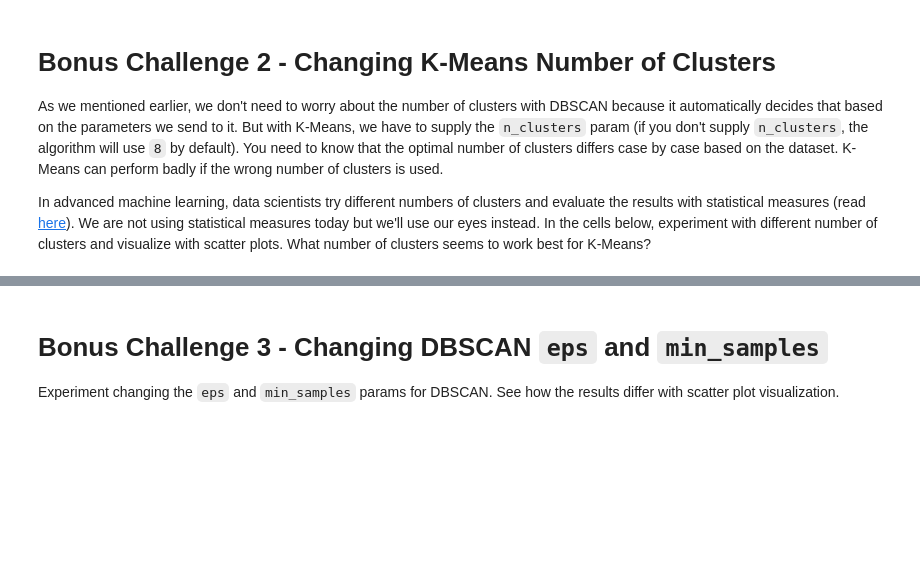
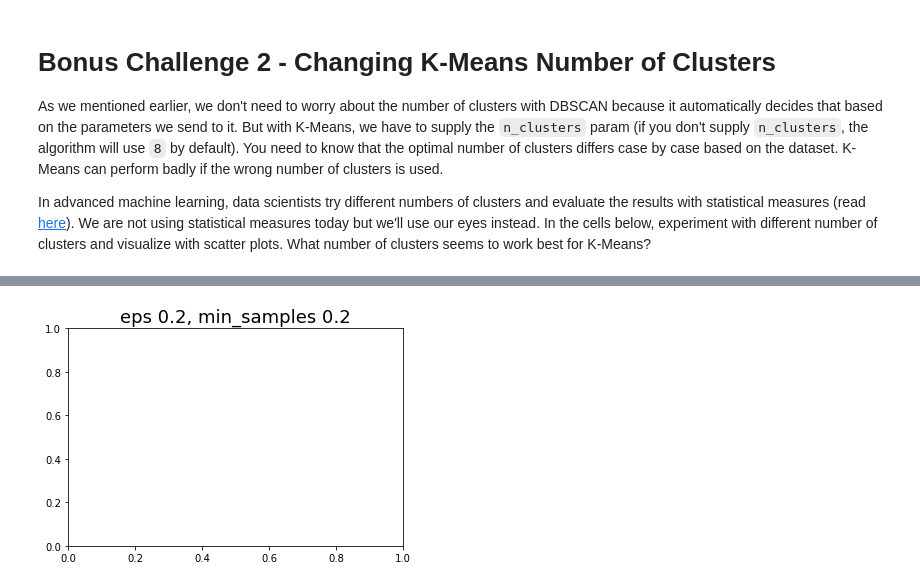
Before and after one commit to Albrodmar/dataptmad1019, a Jupyter notebook: module-3/lab-unsupervised-learning/your-code/main.ipynb, the cells around one changed output, grey strips where cells are left out. Drawn from its saved outputs; the diff is of its cells as text; code cells hidden in the pictures; blank space fills up the shorter version.

```diff
--- a/module-3/lab-unsupervised-learning/your-code/main.ipynb
+++ b/module-3/lab-unsupervised-learning/your-code/main.ipynb
@@ -411,6 +428,17 @@ In advanced machine learning, data scientists try different numbers of clusters
+# %%
+# Your code here
+def draw_DBSCAN(eps=0.1, min_samples=0.1, title=''):
+    clustering = DBSCAN(
+        eps = eps,
+        min_samples=min_samples
+        )
+    clustering.fit(final);
+    fig = plt.figure()
+    ax.scatter(final['Grocery'], final['Fresh'], c=final['labels'],cmap='brg')
+    plt.title(title, fontsize=18)
+# %%
+draw_DBSCAN(0.2, 2, 'eps 0.2, min_samples 0.2')
+# %% [output]
+[figure, added]
 # %%
 # Your comment here
-# %% [markdown]
-# Bonus Challenge 3 - Changing DBSCAN `eps` and `min_samples`
-
-Experiment changing the `eps` and `min_samples` params for DBSCAN. See how the results differ with scatter plot visualization.
```
Also changed, not shown: parts of 15 cells of this notebook.
